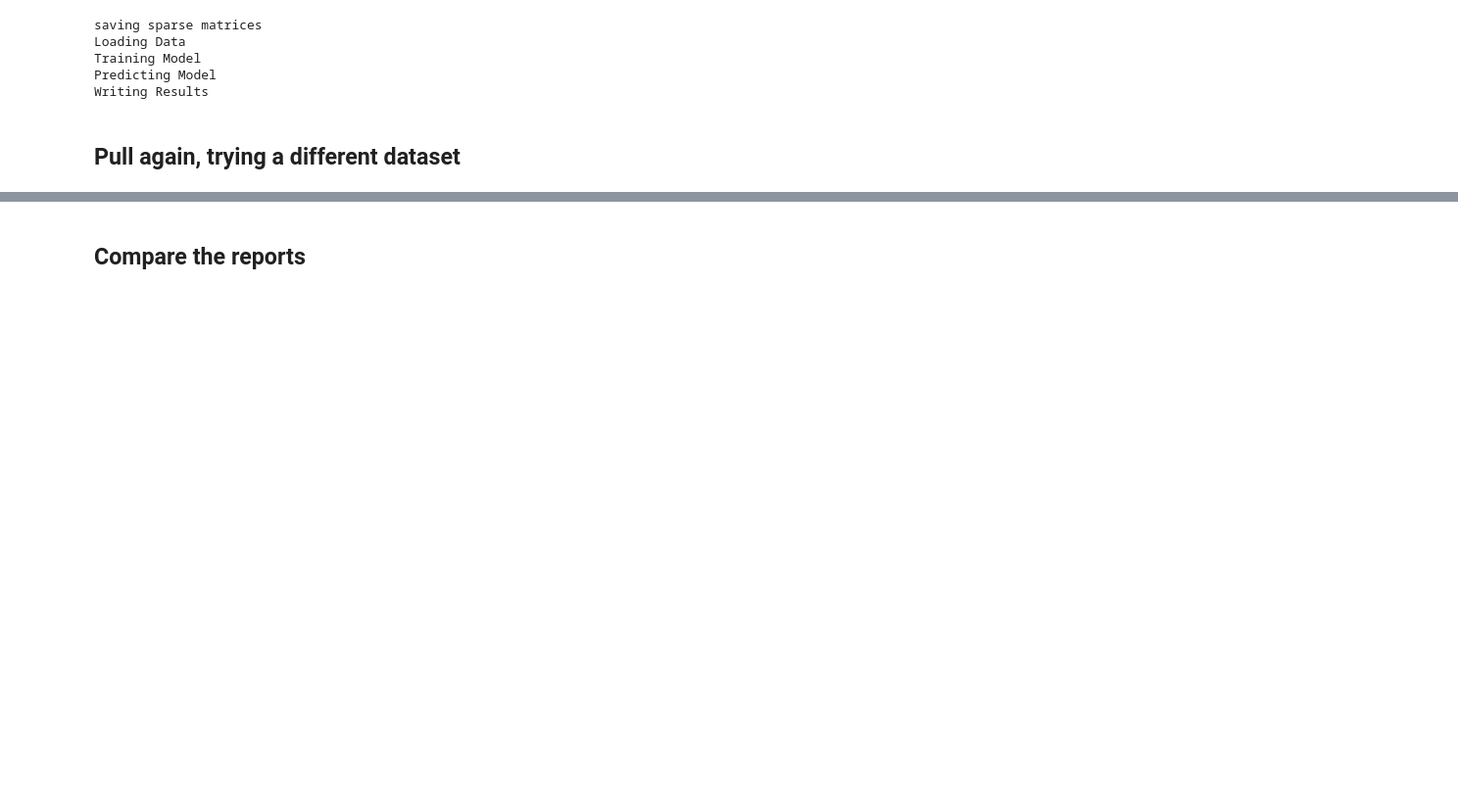
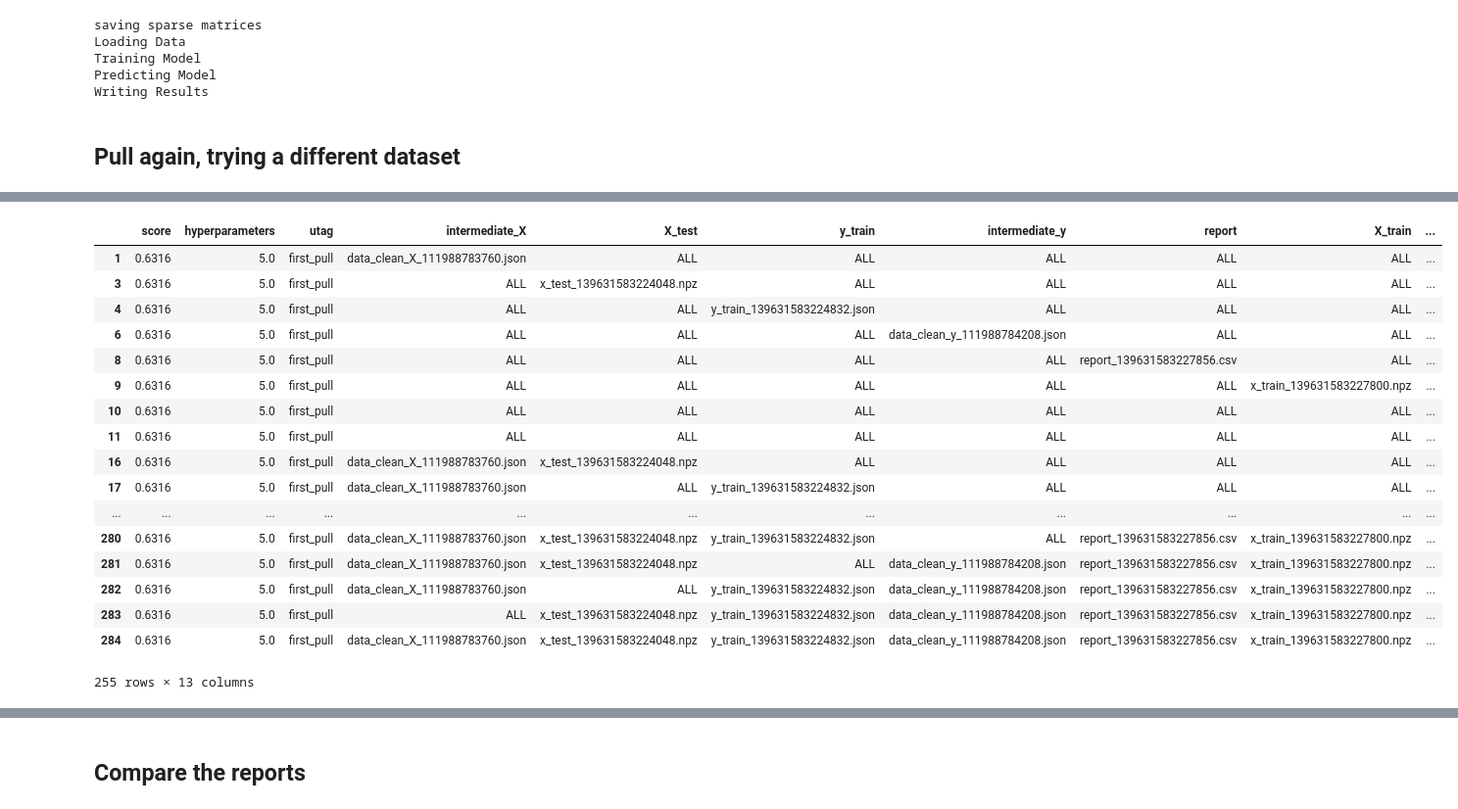
Before and after one commit to ucbrise/flor-camp2018, a Jupyter notebook: src/tutorial/tutorial.ipynb, the cells around one changed output, grey strips where cells are left out. Shown at 98% size. Saved outputs shown, nothing was run; the diff lists cells and outputs as text; code cells hidden in the pictures; blank space fills up the shorter version.

```diff
--- a/src/tutorial/tutorial.ipynb
+++ b/src/tutorial/tutorial.ipynb
@@ -132,3 +237,27 @@ flor.Experiment('risecamp_demo').summarize()
+# %%
+cubo = flor.Experiment('risecamp_demo').summarize().cube({'score': 'mean', 'hyperparameters': 'max'})
+# %%
+import numpy as np
+cubo[np.isfinite(cubo['score'])]
+# %% [output]
+|  | score | hyperparameters | utag | intermediate_X | X_test | y_train | intermediate_y | report | X_train | ... |
+| 1 | 0.6316 | 5.0 | first_pull | data_clean_X_111988783760.json | ALL | ALL | ALL | ALL | ALL | ... |
+| 3 | 0.6316 | 5.0 | first_pull | ALL | x_test_139631583224048.npz | ALL | ALL | ALL | ALL | ... |
+| 4 | 0.6316 | 5.0 | first_pull | ALL | ALL | y_train_139631583224832.json | ALL | ALL | ALL | ... |
+| 6 | 0.6316 | 5.0 | first_pull | ALL | ALL | ALL | data_clean_y_111988784208.json | ALL | ALL | ... |
+| 8 | 0.6316 | 5.0 | first_pull | ALL | ALL | ALL | ALL | report_139631583227856.csv | ALL | ... |
+| 9 | 0.6316 | 5.0 | first_pull | ALL | ALL | ALL | ALL | ALL | x_train_139631583227800.npz | ... |
+| 10 | 0.6316 | 5.0 | first_pull | ALL | ALL | ALL | ALL | ALL | ALL | ... |
+| 11 | 0.6316 | 5.0 | first_pull | ALL | ALL | ALL | ALL | ALL | ALL | ... |
+| 16 | 0.6316 | 5.0 | first_pull | data_clean_X_111988783760.json | x_test_139631583224048.npz | ALL | ALL | ALL | ALL | ... |
+| 17 | 0.6316 | 5.0 | first_pull | data_clean_X_111988783760.json | ALL | y_train_139631583224832.json | ALL | ALL | ALL | ... |
+| ... | ... | ... | ... | ... | ... | ... | ... | ... | ... | ... |
+| 280 | 0.6316 | 5.0 | first_pull | data_clean_X_111988783760.json | x_test_139631583224048.npz | y_train_139631583224832.json | ALL | report_139631583227856.csv | x_train_139631583227800.npz | ... |
+| 281 | 0.6316 | 5.0 | first_pull | data_clean_X_111988783760.json | x_test_139631583224048.npz | ALL | data_clean_y_111988784208.json | report_139631583227856.csv | x_train_139631583227800.npz | ... |
+| 282 | 0.6316 | 5.0 | first_pull | data_clean_X_111988783760.json | ALL | y_train_139631583224832.json | data_clean_y_111988784208.json | report_139631583227856.csv | x_train_139631583227800.npz | ... |
+| 283 | 0.6316 | 5.0 | first_pull | ALL | x_test_139631583224048.npz | y_train_139631583224832.json | data_clean_y_111988784208.json | report_139631583227856.csv | x_train_139631583227800.npz | ... |
+| 284 | 0.6316 | 5.0 | first_pull | data_clean_X_111988783760.json | x_test_139631583224048.npz | y_train_139631583224832.json | data_clean_y_111988784208.json | report_139631583227856.csv | x_train_139631583227800.npz | ... |
+255 rows × 13 columns
 # %%
 data_x.version = "second_preproc"
 data_y.version = "second_preproc"
```
Also changed, not shown: parts of 24 cells of this notebook, 2 other files.
